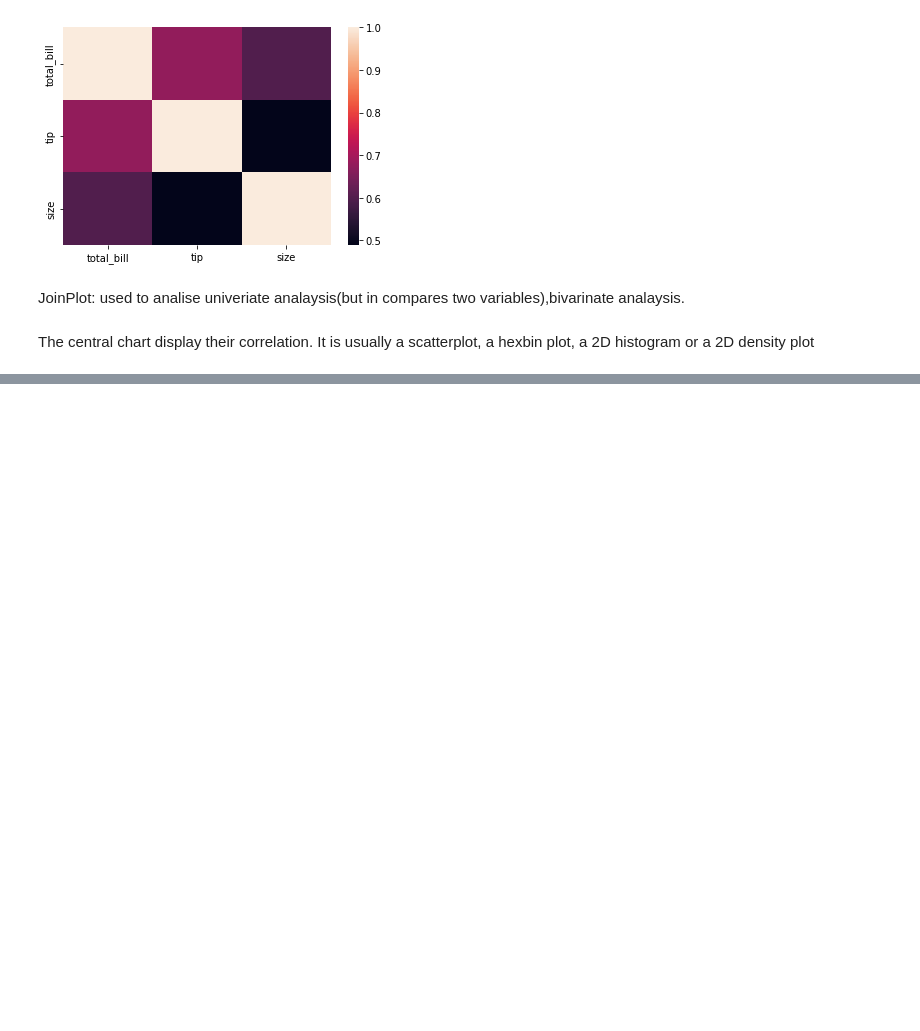
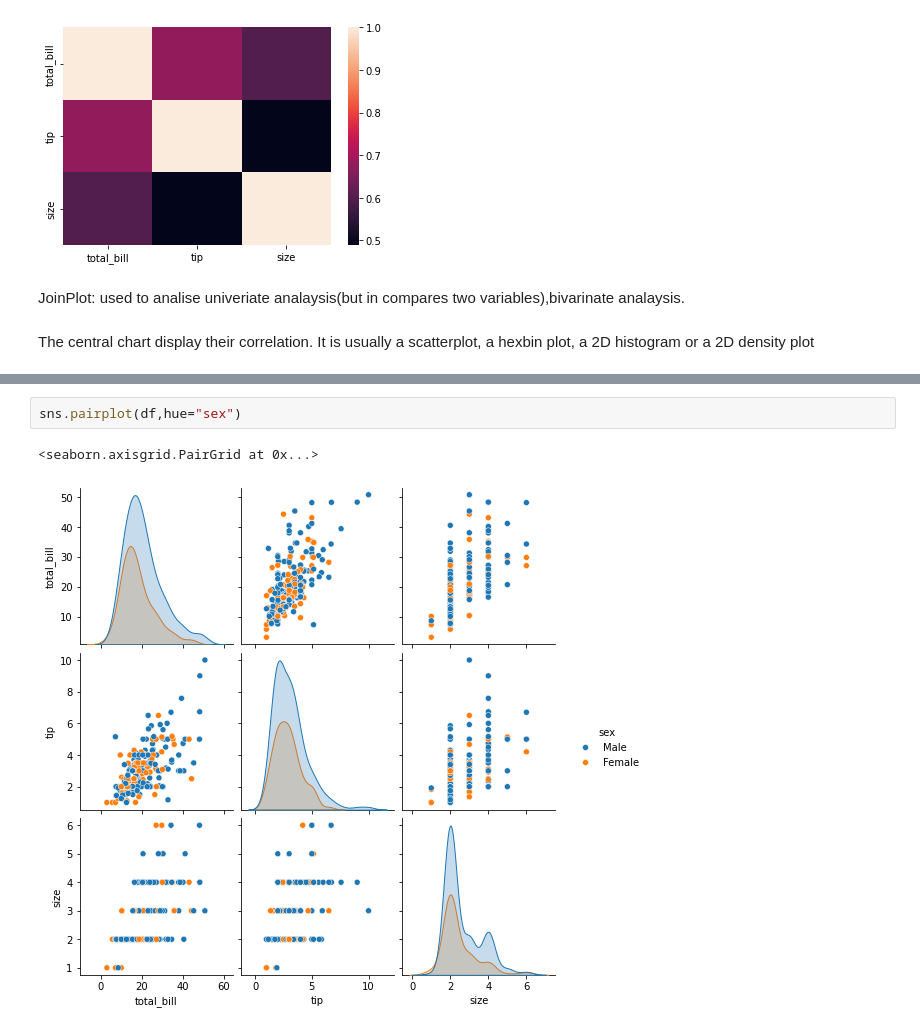
Before and after one commit to BuragayalaPraneetha/python_course, a Jupyter notebook: seaborn.ipynb, the cells around one changed output, grey strips where cells are left out. Saved outputs shown, nothing was run; the diff lists cells and outputs as text; blank space fills up the shorter version.

```diff
--- a/seaborn.ipynb
+++ b/seaborn.ipynb
@@ -79,0 +85,5 @@ ValueError: Could not interpret value `total bill` for `y`. An entry with this n
+# %%
+sns.pairplot(df,hue="sex")
+# %% [output]
+<seaborn.axisgrid.PairGrid at 0x...>
+[figure, added]
```
Also changed, not shown: parts of 18 cells of this notebook.
